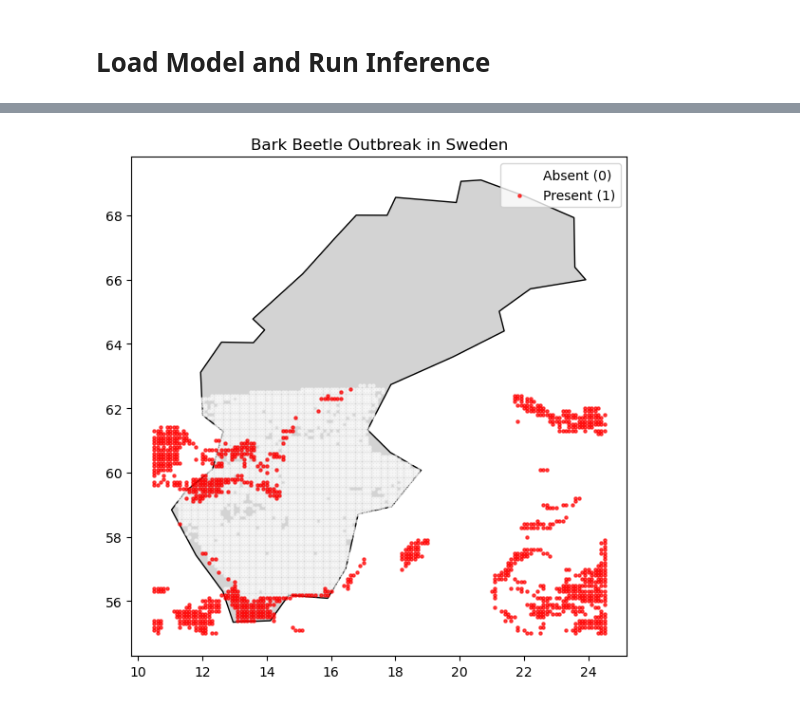
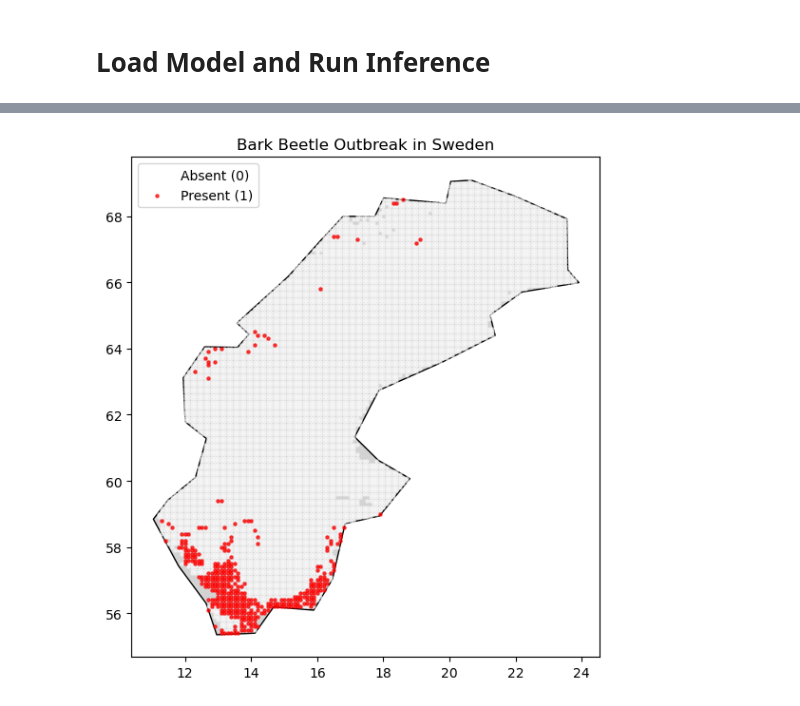
Before and after one commit to jpruzcuen/scalable_ml, a Jupyter notebook: notebooks/run_inference.ipynb, the cells around one changed output, grey strips where cells are left out. Cells and saved outputs as stored; diff of their text form; code cells hidden in the pictures.

Commit message:
model and predictions run with chronological split

```diff
--- a/notebooks/run_inference.ipynb
+++ b/notebooks/run_inference.ipynb
@@ -8,18 +12,13 @@ import geopandas
 import matplotlib.pyplot as plt
 # %% [markdown]
 # Load data for inference
-# %%
-def extract_year_month(filename):
-    parts = filename.replace(".csv", "").split("_")
-    month = int(parts[1])
-    year = int(parts[2])
-    return year, month
 # %%
 manual = True
 
 if manual:
     csv_files = [f for f in os.listdir('../data/weather_daily') if f.endswith(".csv")]
     latest_file = max(csv_files, key=lambda f: extract_year_month(f))
+    print("Latest file:", latest_file)
     weather_features = pd.read_csv('../data/weather_daily/' + latest_file)
     weather_features.rename(columns={'valid_time':'Month'}, inplace=True)
 
@@ -29,10 +28,12 @@ else:
 if manual:
     csv_files = [f for f in os.listdir('../data/ndvi') if f.startswith("ndvi")]
     latest_file = max(csv_files, key=lambda f: extract_year_month(f))
+    print("Latest file:", latest_file)
     ndvi_features = pd.read_csv('../data/ndvi/' + latest_file)
 
 else:
-    ndvi_features = download_ndvi_for_inference()
+    pass
+    #ndvi_features = download_ndvi_for_inference()
 
 print(f"Datapoints (weather): {len(weather_features)}")
 print(weather_features.columns)
@@ -51,7 +54,7 @@ Index(['row_id', 'Lat', 'Lon', 'Month', 'NDVI', 'NDVI_lag1', 'NDVI_lag2'], dtype
 # %% [markdown]
 ### Prepare dataset
 # %%
-dataset = weather_features.merge(ndvi_features, on=['Lat', 'Lon', 'Month'], how='left')
+dataset = ndvi_features.merge(weather_features, on=['Lat', 'Lon', 'Month'], how='left')
 dataset.dropna(inplace=True)
 
 X = dataset.copy()
@@ -81,6 +84,7 @@ model_files = next(os.walk('../models'), (None, None, []))[2]
 file_name = '../models/' + model_files[-1]
 model = pickle.load(open(file_name, "rb")) # [-1] to get the latest version
 # %%
-dataset['Pressence_pred'] = model.predict(X[model.feature_names_in_.tolist()])
+dataset['Pressence_prob'] = model.predict_proba(X[model.feature_names_in_.tolist()])[:,1]
+dataset['Pressence_pred'] = (dataset['Pressence_prob'] > 0.95).astype(int)
 dataset
 # %% [output]
@@ -100,25 +107,24 @@ dataset
 # %%
-if True:
-    gdf = geopandas.GeoDataFrame(
-        dataset, geometry=geopandas.points_from_xy(dataset.Lon, dataset.Lat)
-        )
+gdf = geopandas.GeoDataFrame(
+    dataset, geometry=geopandas.points_from_xy(dataset.Lon, dataset.Lat)
+    )
 
-    world = geopandas.read_file('../data/country/ne_110m_admin_0_sovereignty.shp')
+world = geopandas.read_file('../data/country/ne_110m_admin_0_sovereignty.shp')
 
-    # Plot Sweden with t2m as a heatmap
-    ax = world[world['NAME'] == 'Sweden'].plot(
-        color='lightgrey', edgecolor='black', figsize=(8, 6))
+# Plot Sweden with t2m as a heatmap
+ax = world[world['NAME'] == 'Sweden'].plot(
+    color='lightgrey', edgecolor='black', figsize=(8, 6))
 
-    # Plot presence and absence with different colors
-    gdf_absent = gdf[gdf['Pressence_pred'] == 0]
-    gdf_present = gdf[gdf['Pressence_pred'] == 1]
+# Plot presence and absence with different colors
+gdf_absent = gdf[gdf['Pressence_pred'] == 0]
+gdf_present = gdf[gdf['Pressence_pred'] == 1]
 
-    gdf_absent.plot(ax=ax, color='white', edgecolor='white', markersize=5, alpha=0.5, label='Absent (0)')
-    gdf_present.plot(ax=ax, color='red', markersize=5, alpha=0.7, label='Present (1)')
+gdf_absent.plot(ax=ax, color='white', edgecolor='white', markersize=5, alpha=0.5, label='Absent (0)')
+gdf_present.plot(ax=ax, color='red', markersize=5, alpha=0.7, label='Present (1)')
 
-    ax.set_title('Bark Beetle Outbreak in Sweden')
-    ax.legend()
-    plt.tight_layout()
-    plt.show()
+ax.set_title('Bark Beetle Outbreak in Sweden')
+ax.legend()
+plt.tight_layout()
+plt.show()
 # %% [output]
-[figure, old version]
+[figure, new version]
```
Also changed, not shown: parts of 6 cells of this notebook, 3 other files.
